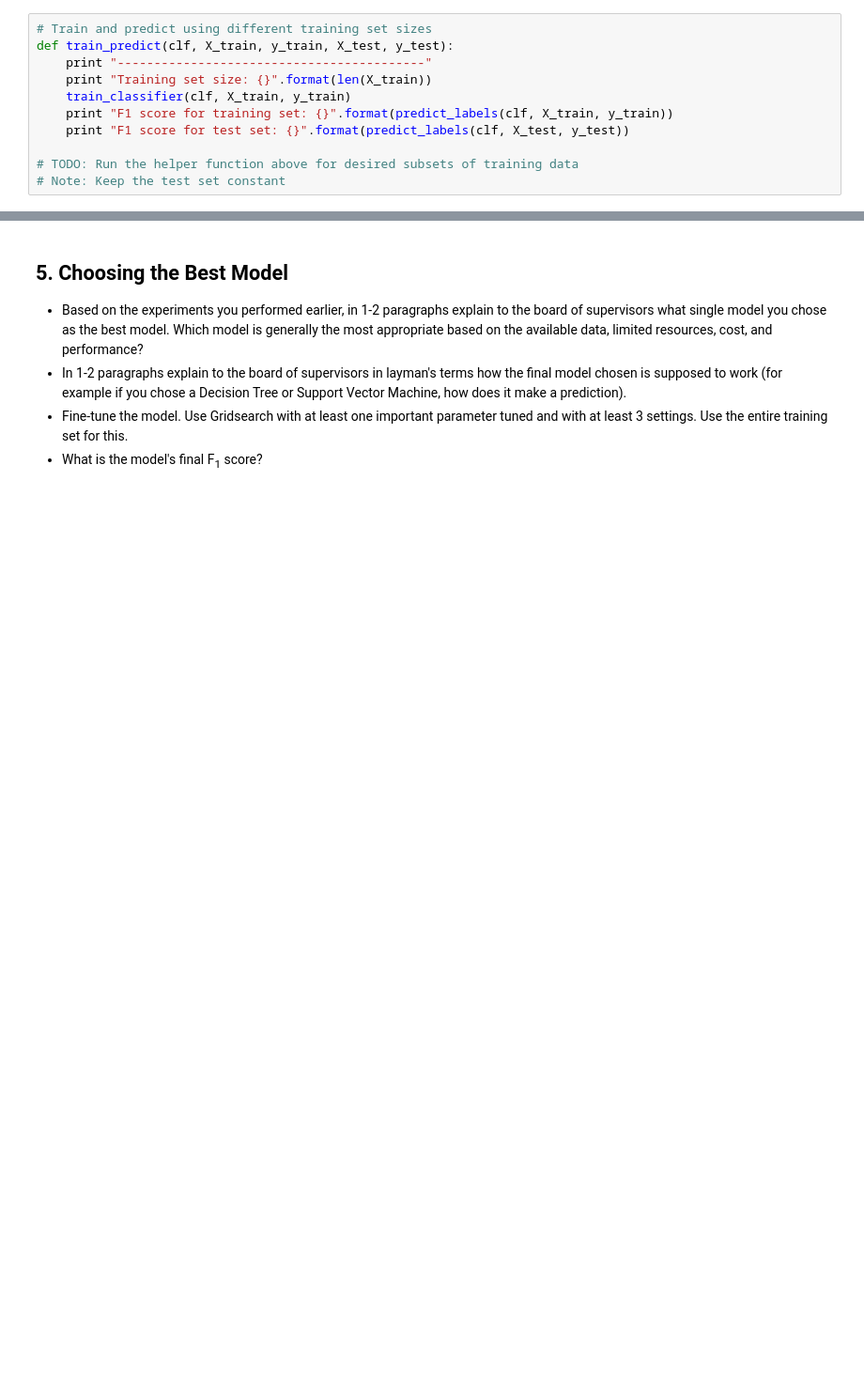
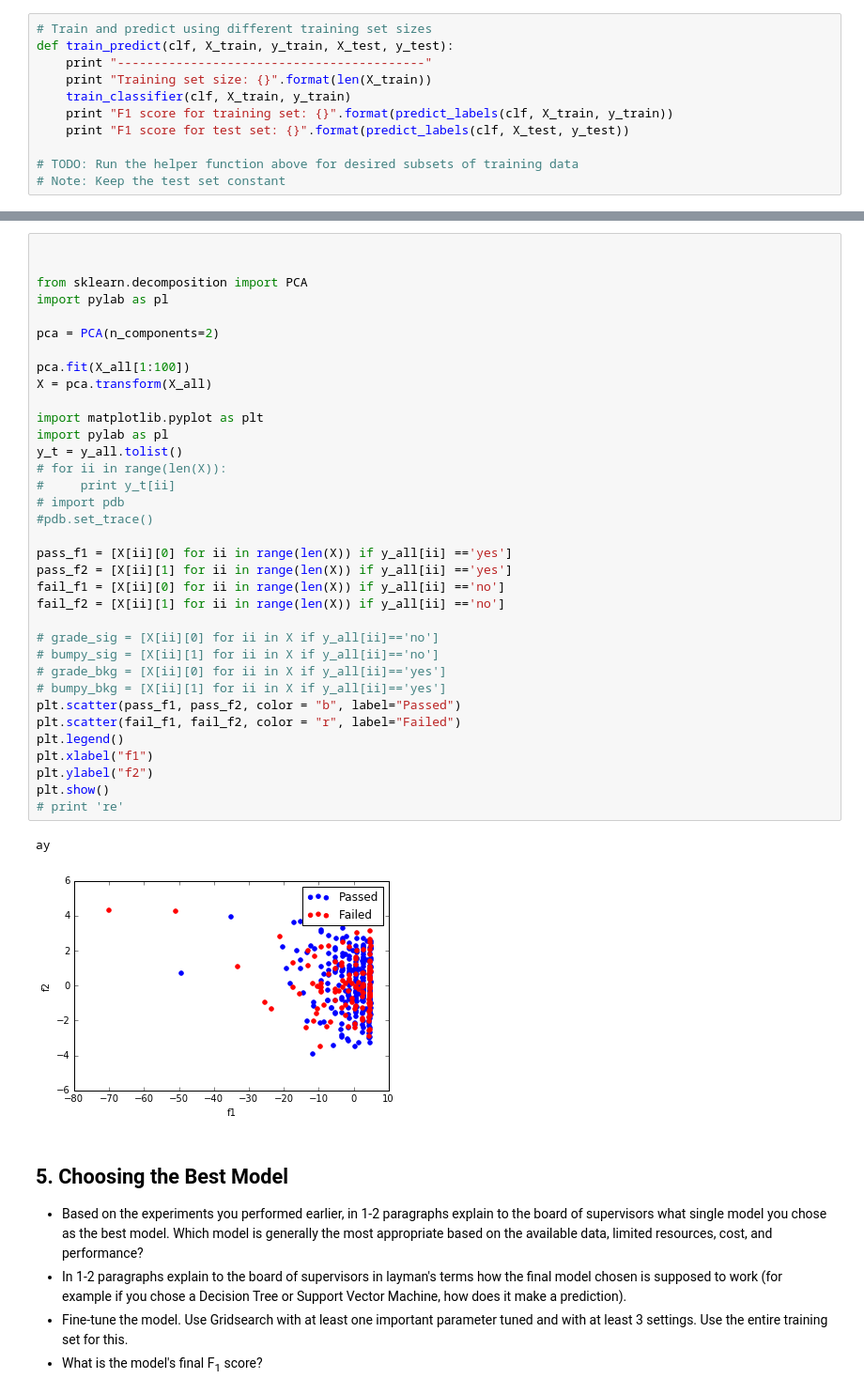
Before and after one commit to samoretc/Student_Intervention, a Jupyter notebook: student_intervention.ipynb, the cells around one changed output, grey strips where cells are left out. Shown: that part at 94% size. Cells and saved outputs as stored; diff of their text form; blank space fills up the shorter version.

```diff
--- a/student_intervention.ipynb
+++ b/student_intervention.ipynb
@@ -276,3 +295,41 @@ F1 score for test set: 0.83908045977
+# %%
+
+
+from sklearn.decomposition import PCA
+import pylab as pl
+
+pca = PCA(n_components=2)
+
+pca.fit(X_all[1:100])
+X = pca.transform(X_all)
+
+import matplotlib.pyplot as plt
+import pylab as pl
+y_t = y_all.tolist()
+# for ii in range(len(X)):
+#     print y_t[ii]
+# import pdb
+#pdb.set_trace()
+
+pass_f1 = [X[ii][0] for ii in range(len(X)) if y_all[ii] =='yes']
+pass_f2 = [X[ii][1] for ii in range(len(X)) if y_all[ii] =='yes']
+fail_f1 = [X[ii][0] for ii in range(len(X)) if y_all[ii] =='no']
+fail_f2 = [X[ii][1] for ii in range(len(X)) if y_all[ii] =='no']
+
+# grade_sig = [X[ii][0] for ii in X if y_all[ii]=='no']
+# bumpy_sig = [X[ii][1] for ii in X if y_all[ii]=='no']
+# grade_bkg = [X[ii][0] for ii in X if y_all[ii]=='yes']
+# bumpy_bkg = [X[ii][1] for ii in X if y_all[ii]=='yes']
+plt.scatter(pass_f1, pass_f2, color = "b", label="Passed")
+plt.scatter(fail_f1, fail_f2, color = "r", label="Failed")
+plt.legend()
+plt.xlabel("f1")
+plt.ylabel("f2")
+plt.show()
+# print 're'
+# %% [output]
+ay
+[figure, added]
 # %% [markdown]
 ## 5. Choosing the Best Model
 
```
Also changed, not shown: parts of 10 cells of this notebook.
